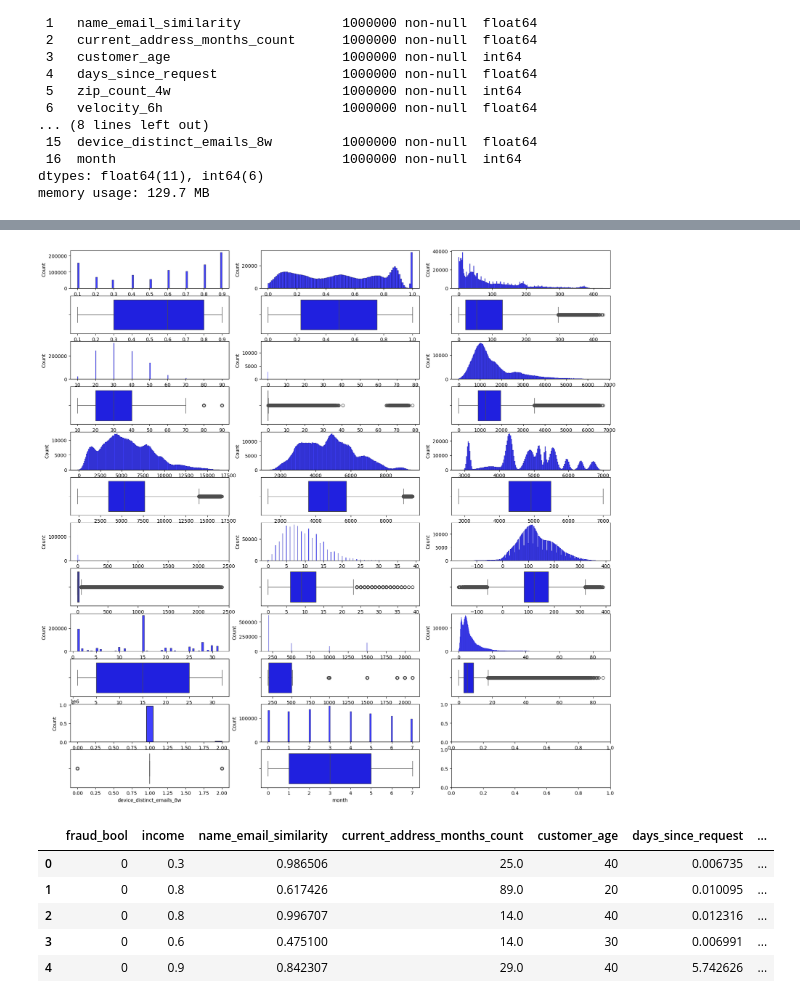
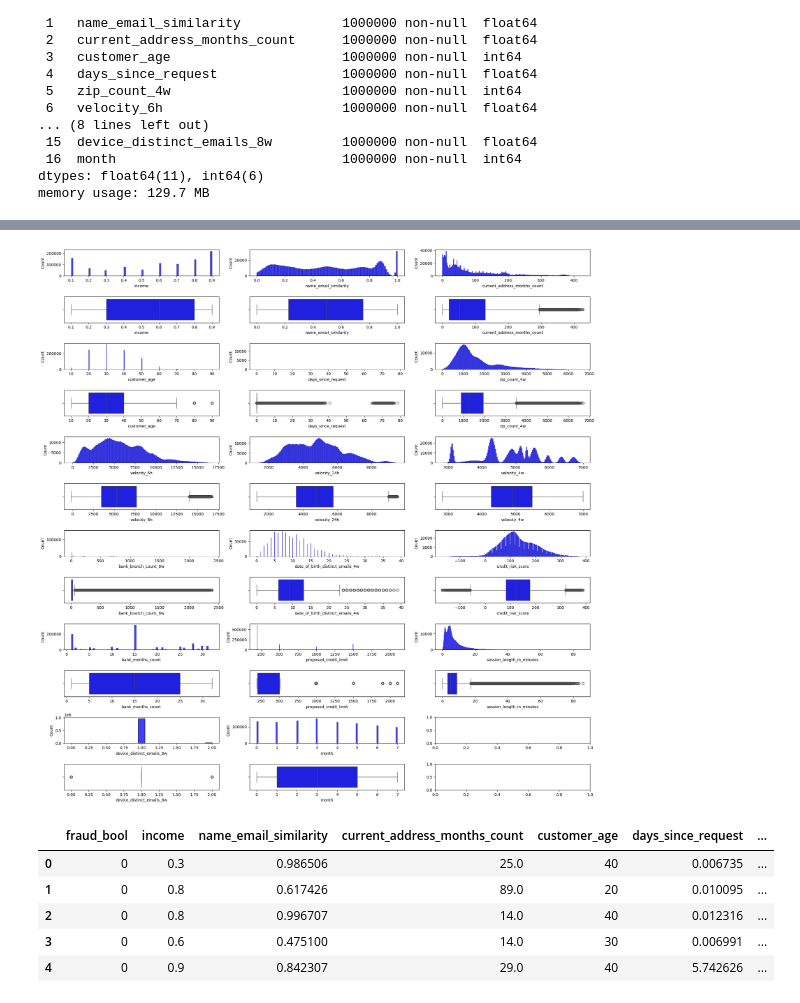
Before and after one commit to RamiroCabri1/Detecci-n-de-Fraudes-en-Transacciones-Bancarias, a Jupyter notebook: notebooks/eda_ml.ipynb, the cells around one changed output, grey strips where cells are left out. Drawn from its saved outputs; the diff is of its cells as text; code cells hidden in the pictures.

```diff
--- a/notebooks/eda_ml.ipynb
+++ b/notebooks/eda_ml.ipynb
@@ -377,34 +377,35 @@ sns.boxplot(data = baf_num_nb, x = 'bank_branch_count_8w', ax=ax[7,0], color='bl
 sns.histplot(data = baf_num_nb, x = 'date_of_birth_distinct_emails_4w', ax=ax[6,1], color='blue')
 # Boxplot para 'date_of_birth_distinct_emails_4w'
 sns.boxplot(data = baf_num_nb, x = 'date_of_birth_distinct_emails_4w', ax=ax[7,1], color='blue')
 # Histograma para 'credit_risk_score'
 sns.histplot(data = baf_num_nb, x = 'credit_risk_score', ax=ax[6,2], color='blue')
 # Boxplot para 'credit_risk_score'
 sns.boxplot(data = baf_num_nb, x = 'credit_risk_score', ax=ax[7,2], color='blue')
 # Histograma para 'bank_months_count'
 sns.histplot(data = baf_num_nb, x = 'bank_months_count', ax=ax[8,0], color='blue')
 # Boxplot para 'bank_months_count'
 sns.boxplot(data = baf_num_nb, x = 'bank_months_count', ax=ax[9,0], color='blue')
 # Histograma para 'proposed_credit_limit'
 sns.histplot(data = baf_num_nb, x = 'proposed_credit_limit', ax=ax[8,1], color='blue')
 # Boxplot para 'proposed_credit_limit'
 sns.boxplot(data = baf_num_nb, x = 'proposed_credit_limit', ax=ax[9,1], color='blue')
 # Histograma para 'session_length_in_minutes'
 sns.histplot(data = baf_num_nb, x = 'session_length_in_minutes', ax=ax[8,2], color='blue')
 # Boxplot para 'session_length_in_minutes'
 sns.boxplot(data = baf_num_nb, x = 'session_length_in_minutes', ax=ax[9,2], color='blue')
 # Histograma para 'device_distinct_emails_8w'
 sns.histplot(data = baf_num_nb, x = 'device_distinct_emails_8w', ax=ax[10,0], color='blue')
 # Boxplot para 'device_distinct_emails_8w'
 sns.boxplot(data = baf_num_nb, x = 'device_distinct_emails_8w', ax=ax[11,0], color='blue')
 # Histograma para 'month'
 sns.histplot(data = baf_num_nb, x = 'month', ax=ax[10,1], color='blue')
 # Boxplot para 'month'
 sns.boxplot(data = baf_num_nb, x = 'month', ax=ax[11,1], color='blue')
 
+plt.tight_layout()
 plt.show()
 # %% [output]
-[figure, old version]
+[figure, new version]
 # %%
 from sklearn.preprocessing import LabelEncoder
 
```
Also changed, not shown: parts of 5 cells of this notebook, 2 other files.
